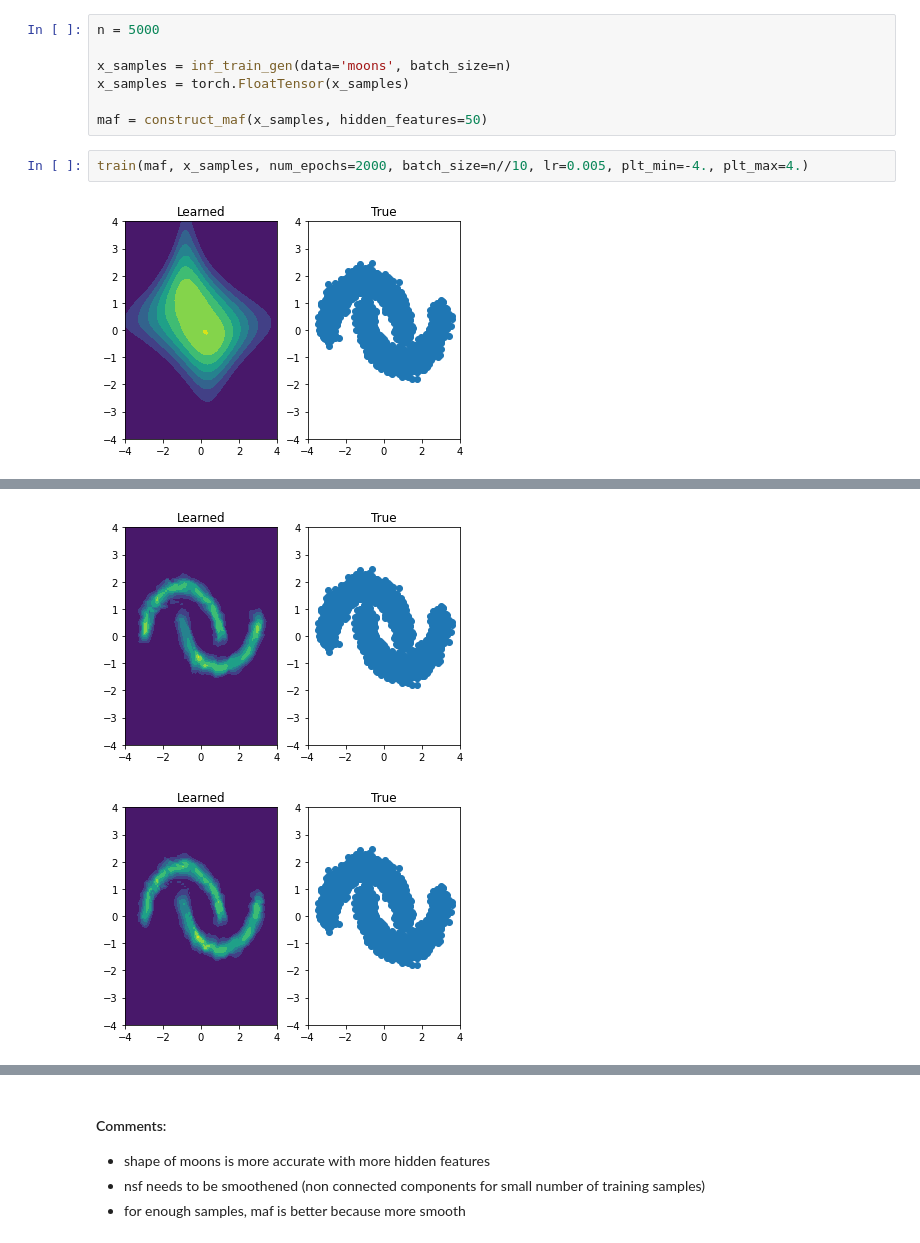
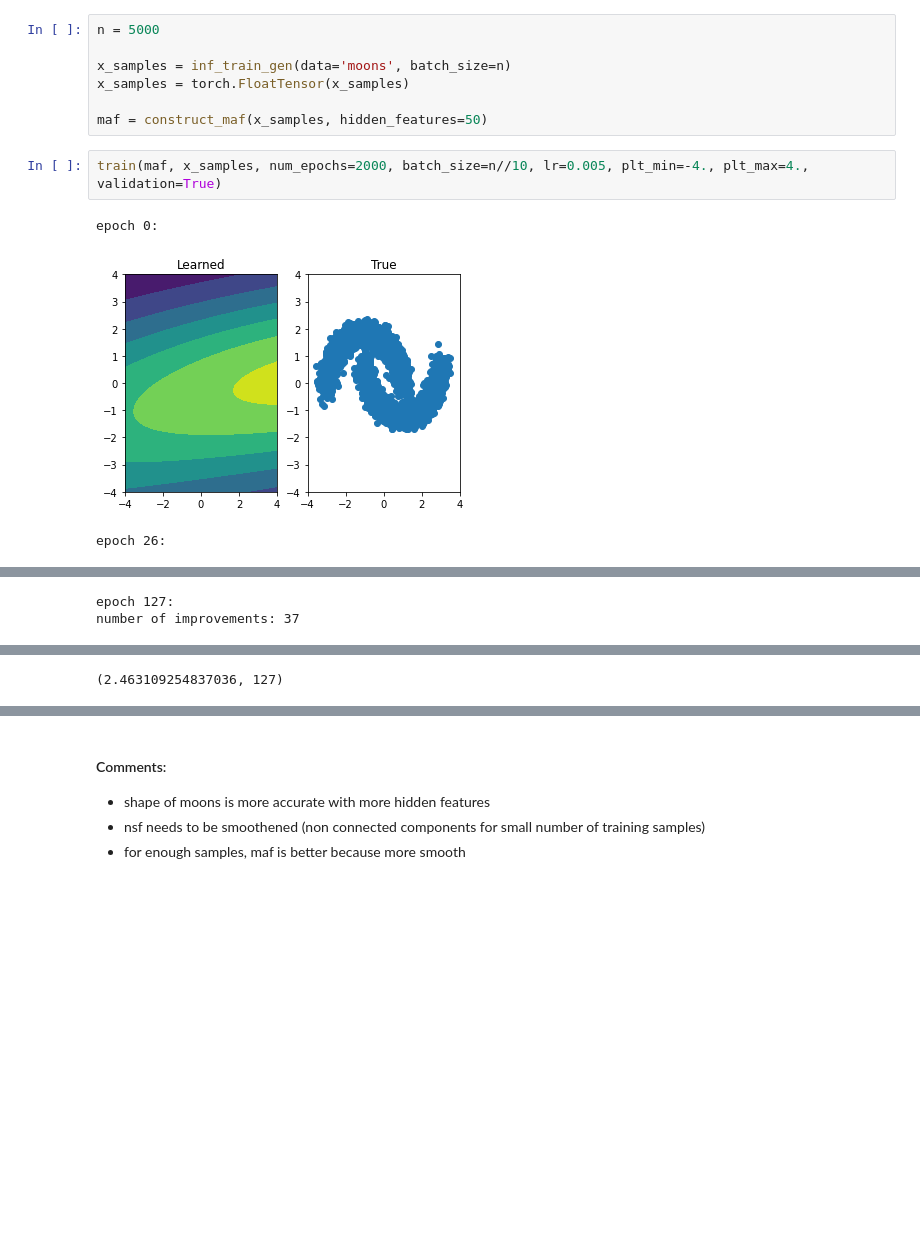
Before and after one commit to JuliaLinhart/NormalizingFlows, a Jupyter notebook: notebooks/toy_examples_nflows_flowtorch.ipynb, the cells around one changed output, grey strips where cells are left out. Saved outputs shown, nothing was run; the diff lists cells and outputs as text; blank space fills up the shorter version.

```diff
--- a/notebooks/toy_examples_nflows_flowtorch.ipynb
+++ b/notebooks/toy_examples_nflows_flowtorch.ipynb
@@ -193,6 +190,8 @@ x_samples = torch.FloatTensor(x_samples)
 
 maf = construct_maf(x_samples, hidden_features=50)
 # %%
-train(maf, x_samples, num_epochs=2000, batch_size=n//10, lr=0.005, plt_min=-4., plt_max=4.)
+train(maf, x_samples, num_epochs=2000, batch_size=n//10, lr=0.005, plt_min=-4., plt_max=4., validation=True)
 # %% [output]
+epoch 0:
-[figure, old version]
+[figure, new version]
+epoch 26:
@@ -199,0 +199,2 @@ train(maf, x_samples, num_epochs=2000, batch_size=n//10, lr=0.005, plt_min=-4.,
+epoch 127:
+number of improvements: 37
@@ -201,4 +202,3 @@ train(maf, x_samples, num_epochs=2000, batch_size=n//10, lr=0.005, plt_min=-4.,
-[figure, removed]
-[figure, removed]
+(2.463109254837036, 127)
 # %%
 nsf = construct_nsf(x_samples, hidden_features=50)
```
Also changed, not shown: parts of 10 cells of this notebook, 4 other files.
